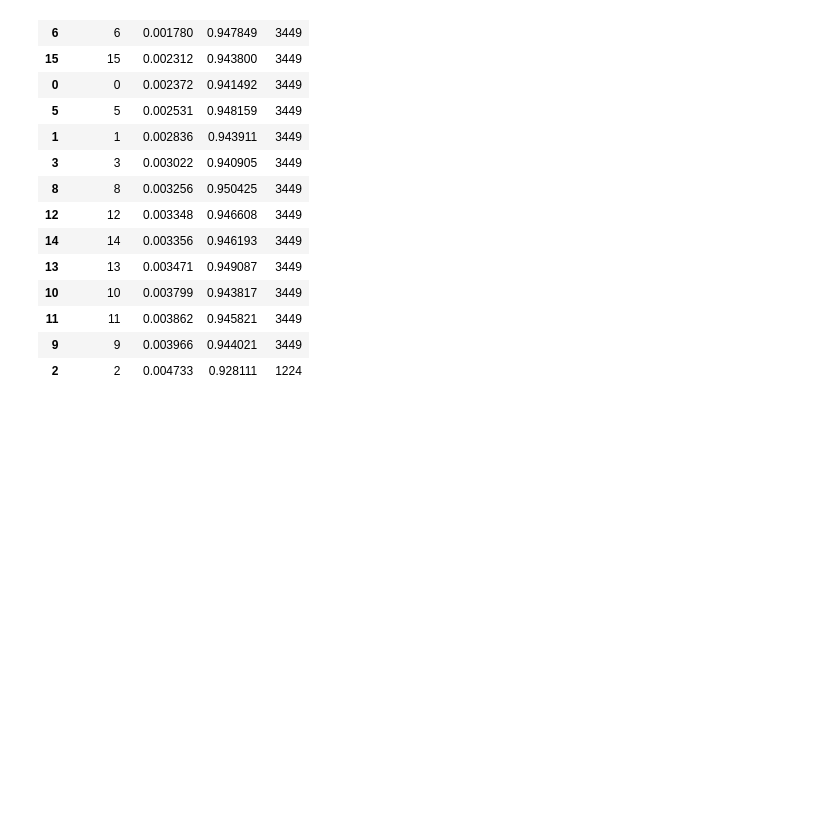
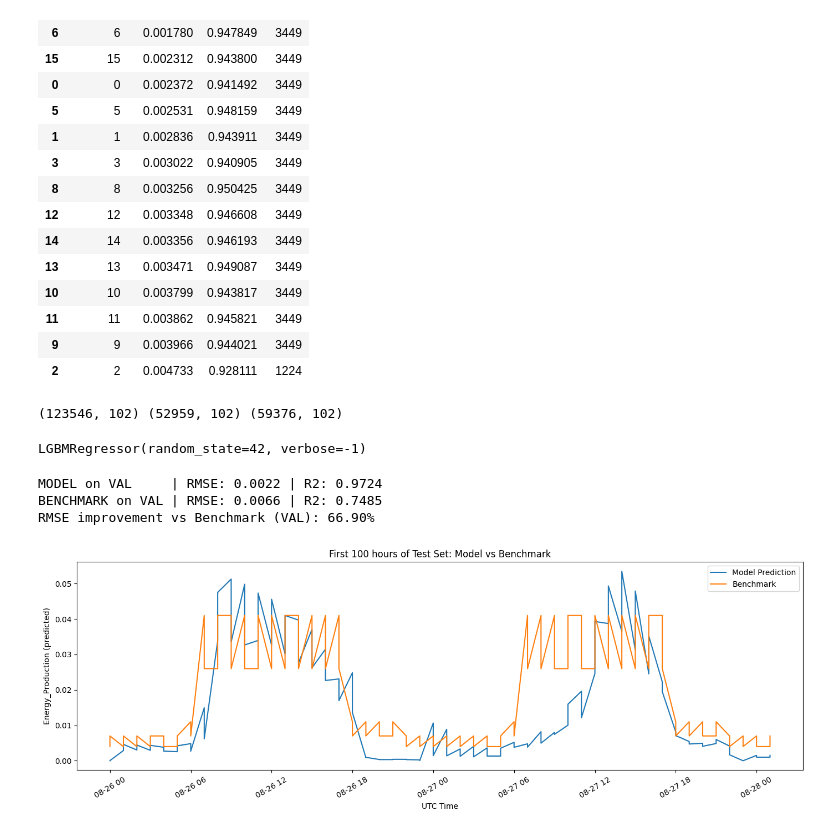
Before and after one commit to Katpst/Solar-Energy-Production-Forecasting, a Jupyter notebook: ML_Forecasting.ipynb, the cells around one changed output. Saved outputs shown, nothing was run; the diff lists cells and outputs as text; code cells hidden in the pictures; blank space fills up the shorter version.

```diff
--- a/ML_Forecasting.ipynb
+++ b/ML_Forecasting.ipynb
@@ -1005,3 +929,70 @@ bench_preds = val_df["Benchmark"].values
 # errors
 rmse_bench = np.sqrt(mean_squared_error(y_val, bench_preds))
 r2_bench   = r2_score(y_val, bench_preds)
+# %%
+drop_raw = ["Plant_ID_raw"]  # keep one-hot Plant_ID_*, drop raw id
+
+X_train_final = X_train_orig.drop(columns=drop_raw, errors="ignore")
+X_val_final   = X_val_orig.drop(columns=drop_raw, errors="ignore")
+
+# Build test features in the same way (from your encoded test df)
+X_test_orig = test.drop(columns=["Benchmark", time_col, "Plant_ID_raw"], errors="ignore")
+X_test_final = X_test_orig.copy()
+
+# Align columns (safety)
+X_test_final = X_test_final.reindex(columns=X_train_final.columns, fill_value=0)
+X_val_final  = X_val_final.reindex(columns=X_train_final.columns, fill_value=0)
+
+print(X_train_final.shape, X_val_final.shape, X_test_final.shape)
+# %% [output]
+(123546, 102) (52959, 102) (59376, 102)
+# %%
+X_full = pd.concat([X_train_final, X_val_final], axis=0)
+y_full = pd.concat([y_train, y_val], axis=0)
+
+final_model = lgb.LGBMRegressor(n_estimators=100, random_state=42, verbose=-1)
+final_model.fit(X_full, y_full)
+# %% [output]
+LGBMRegressor(random_state=42, verbose=-1)
+# %%
+# Final evaluation on validation (numeric comparison vs benchmark)
+val_preds = np.clip(final_model.predict(X_val_final), 0, None)
+
+rmse_val_model = np.sqrt(mean_squared_error(y_val, val_preds))
+r2_val_model   = r2_score(y_val, val_preds)
+
+bench_val = val_df["Benchmark"].values
+rmse_val_bench = np.sqrt(mean_squared_error(y_val, bench_val))
+r2_val_bench   = r2_score(y_val, bench_val)
+
+rmse_impr_pct = 100 * (rmse_val_bench - rmse_val_model) / rmse_val_bench
+
+print(f"MODEL on VAL     | RMSE: {rmse_val_model:.4f} | R2: {r2_val_model:.4f}")
+print(f"BENCHMARK on VAL | RMSE: {rmse_val_bench:.4f} | R2: {r2_val_bench:.4f}")
+print(f"RMSE improvement vs Benchmark (VAL): {rmse_impr_pct:.2f}%")
+# %% [output]
+MODEL on VAL     | RMSE: 0.0022 | R2: 0.9724
+BENCHMARK on VAL | RMSE: 0.0066 | R2: 0.7485
+RMSE improvement vs Benchmark (VAL): 66.90%
+# %%
+# Predict on test and compare visually to benchmark (test has no ground truth)
+test_preds = np.clip(final_model.predict(X_test_final), 0, None)
+
+plot_df = test[[time_col, "Benchmark"]].copy()
+plot_df["Pred"] = test_preds
+plot_df = plot_df.sort_values(time_col).reset_index(drop=True)
+
+first_100 = plot_df.head(100)
+
+plt.figure(figsize=(14, 5))
+plt.plot(first_100[time_col], first_100["Pred"], label="Model Prediction")
+plt.plot(first_100[time_col], first_100["Benchmark"], label="Benchmark")
+plt.title("First 100 hours of Test Set: Model vs Benchmark")
+plt.xlabel("UTC Time")
+plt.ylabel("Energy_Production (predicted)")
+plt.xticks(rotation=30)
+plt.legend()
+plt.tight_layout()
+plt.show()
+# %% [output]
+[figure, added]
```
Also changed, not shown: parts of 14 cells of this notebook.
